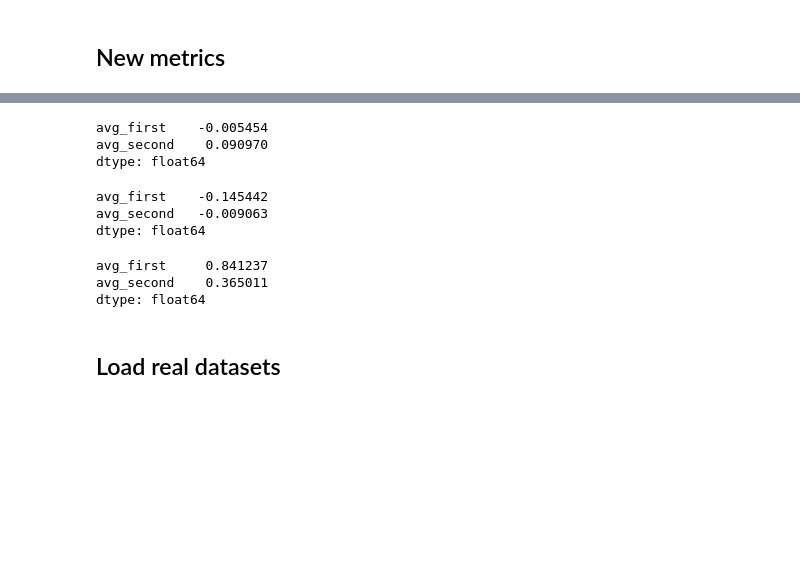
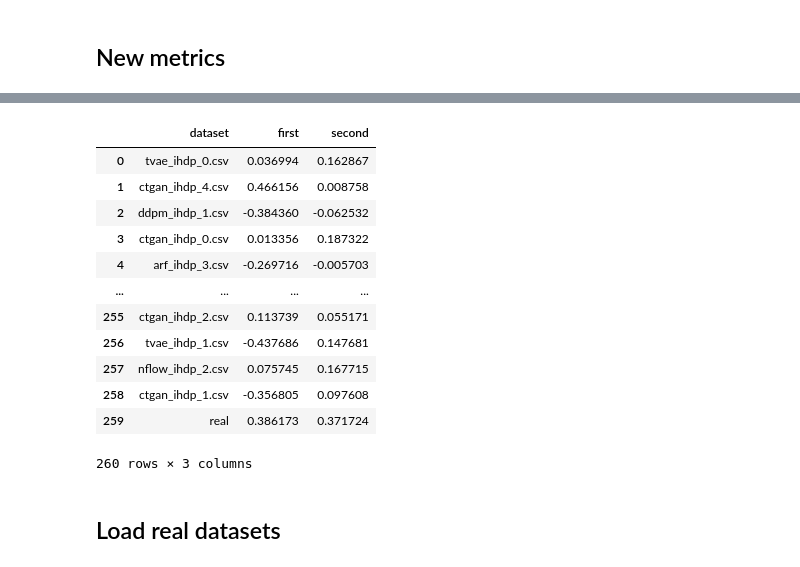
Before and after one commit to harrya32/causal_synthetic_data, a Jupyter notebook: Experiments/Experiments.ipynb, the cells around one changed output, grey strips where cells are left out. Saved outputs shown, nothing was run; the diff lists cells and outputs as text; code cells hidden in the pictures; blank space fills up the shorter version.

Commit message:
feature imp results

```diff
--- a/Experiments/Experiments.ipynb
+++ b/Experiments/Experiments.ipynb
@@ -219,5 +204,0 @@ synth_n = pd.read_csv('syn_data/nflow_ihdp_0.csv')
-# %%
-results_nflow = pd.DataFrame(columns=['avg_first', 'avg_second'])
-for i in range(20):
-    results_nflow.loc[len(results_nflow)] = utility(ihdp, synth_n, ihdp, 'treatment', 'y_factual', 25)
-    print(i)
@@ -245,5 +204,0 @@ for i in range(20):
-# %%
-results_true = pd.DataFrame(columns=['avg_first', 'avg_second'])
-for i in range(20):
-    results_true.loc[len(results_true)] = utility(ihdp, ihdp, ihdp, 'treatment', 'y_factual', 25)
-    print(i)
@@ -283,0 +205,10 @@ Bad pipe message: %s [b'\r\x00\x0b\x00\x0c\x00\t\x00\n\x00#\x00\x00']
+# %%
+syn_data = {}
+
+for i in listdir('syn_data'):
+    if 'ihdp' in i:
+        syn_data[i] = pd.read_csv('syn_data/'+i)
+
+syn_data['real'] = train_ihdp
+# %%
+results = utility(train_ihdp, syn_data, test_ihdp, 'treatment', 'y_factual', 25, 10)
@@ -284,21 +217,19 @@ Bad pipe message: %s [b'\r\x00\x0b\x00\x0c\x00\t\x00\n\x00#\x00\x00']
 # %%
-results.mean()
+results['gen']
 # %% [output]
+|  | dataset | first | second |
+| 0 | tvae_ihdp_0.csv | 0.036994 | 0.162867 |
+| 1 | ctgan_ihdp_4.csv | 0.466156 | 0.008758 |
+| 2 | ddpm_ihdp_1.csv | -0.384360 | -0.062532 |
+| 3 | ctgan_ihdp_0.csv | 0.013356 | 0.187322 |
+| 4 | arf_ihdp_3.csv | -0.269716 | -0.005703 |
+| ... | ... | ... | ... |
+| 255 | ctgan_ihdp_2.csv | 0.113739 | 0.055171 |
+| 256 | tvae_ihdp_1.csv | -0.437686 | 0.147681 |
+| 257 | nflow_ihdp_2.csv | 0.075745 | 0.167715 |
+| 258 | ctgan_ihdp_1.csv | -0.356805 | 0.097608 |
+| 259 | real | 0.386173 | 0.371724 |
-avg_first    -0.005454
-avg_second    0.090970
-dtype: float64
+260 rows × 3 columns
-# %%
-results_nflow.mean()
-# %% [output]
-avg_first    -0.145442
-avg_second   -0.009063
-dtype: float64
-# %%
-results_true.mean()
-# %% [output]
-avg_first     0.841237
-avg_second    0.365011
-dtype: float64
 # %% [markdown]
 ## Load real datasets
 # %%
```
Also changed, not shown: parts of 10 cells of this notebook, 1 other file.
